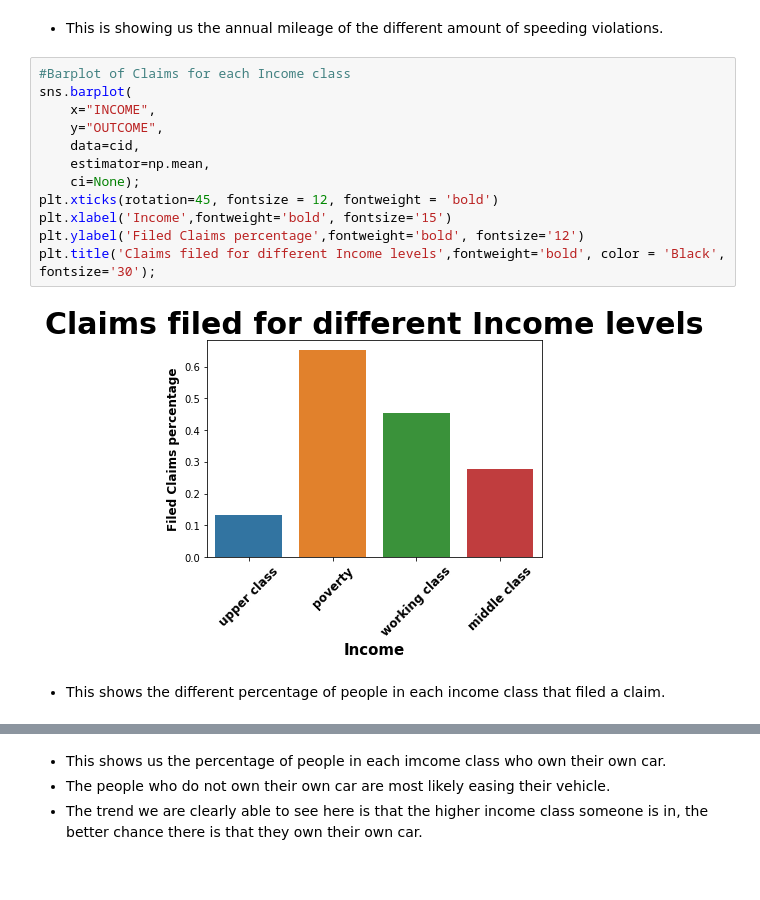
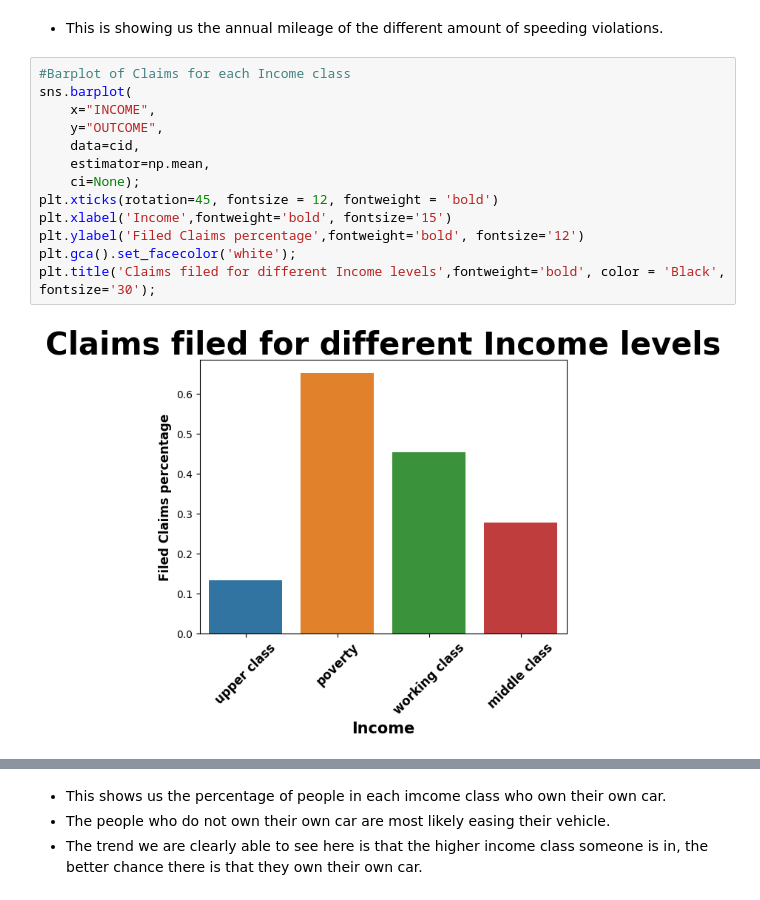
Before and after one commit to JoeBwonKenobi/Car-Insurance-Project, a Jupyter notebook: Project2_Part_4.ipynb, the cells around one changed output, grey strips where cells are left out. Drawn from its saved outputs; the diff is of its cells as text.

```diff
--- a/Project2_Part_4.ipynb
+++ b/Project2_Part_4.ipynb
@@ -596,16 +601,15 @@ plt.show()
 # %%
 #Barplot of Claims for each Income class
 sns.barplot(
     x="INCOME",
     y="OUTCOME",
     data=cid,
     estimator=np.mean,
     ci=None);
 plt.xticks(rotation=45, fontsize = 12, fontweight = 'bold')
 plt.xlabel('Income',fontweight='bold', fontsize='15')
 plt.ylabel('Filed Claims percentage',fontweight='bold', fontsize='12')
+plt.gca().set_facecolor('white');
 plt.title('Claims filed for different Income levels',fontweight='bold', color = 'Black', fontsize='30');
 # %% [output]
-[figure, old version]
+[figure, new version]
-# %% [markdown]
-- This shows the different percentage of people in each income class that filed a claim.
```
Also changed, not shown: parts of 19 cells of this notebook.
